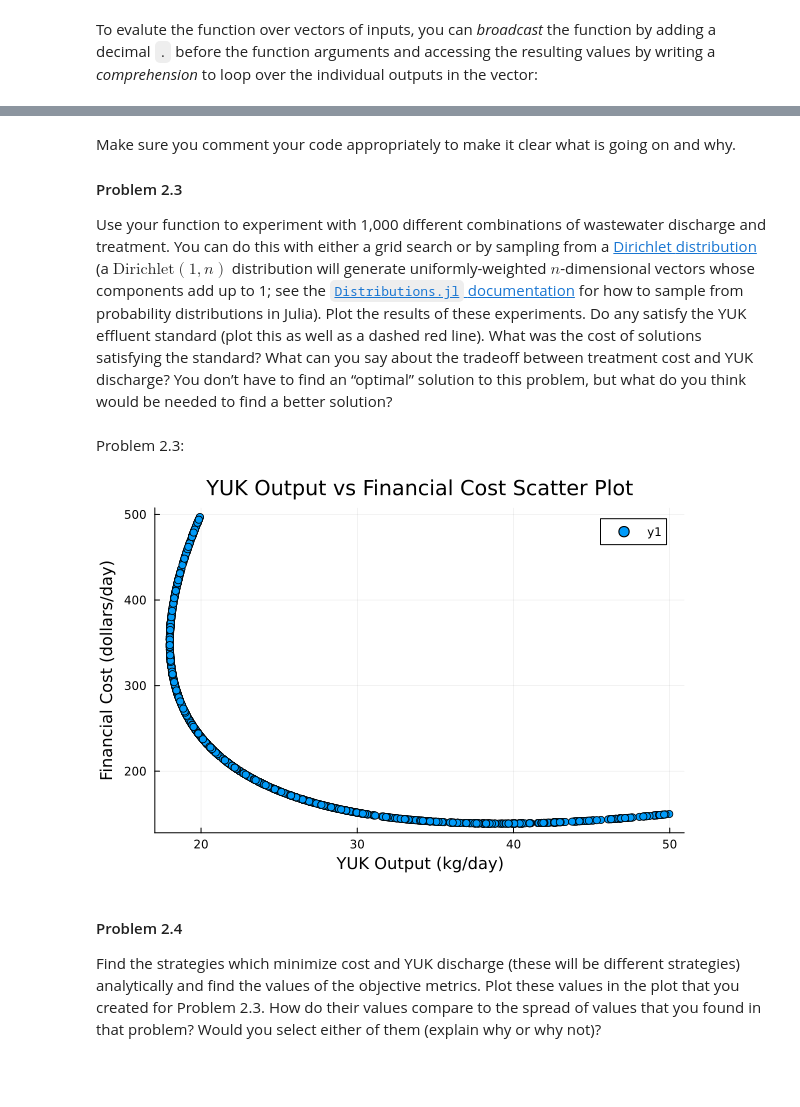
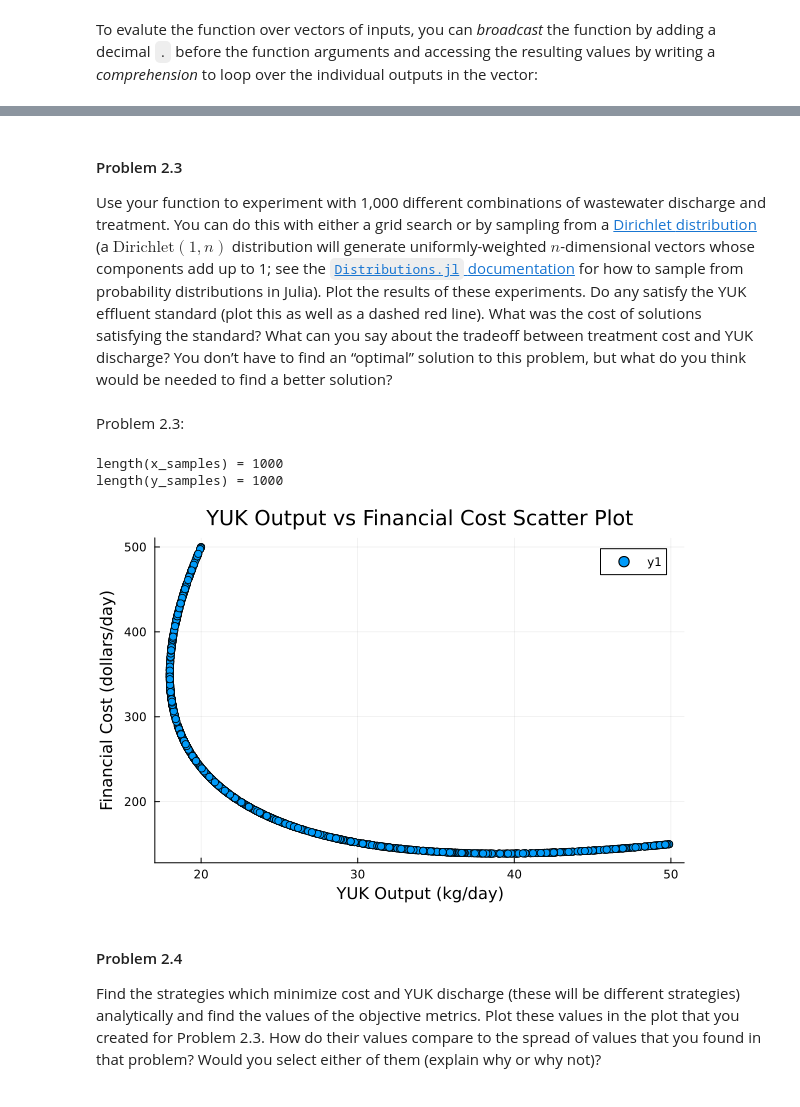
Before and after one commit to BEE4750-FA25/bee4750-hw1-evo, a Jupyter notebook: hw01.ipynb, the cells around one changed output, grey strips where cells are left out. Cells and saved outputs as stored; diff of their text form; code cells hidden in the pictures.

```diff
--- a/hw01.ipynb
+++ b/hw01.ipynb
@@ -375,12 +379,13 @@ function multiple_return_values(x, y)
     return (100 .- 0.8x .- y + 0.005.*y.^2, x.^2/20 .+ 1.5.*y) # Return YUK output and financial cost
 end
 
-x = [10, 20, 30, 40, 50, 40, 60, 69.4, 70, 80, 90, 100, 0] # X1 values
-y = [10, 15, 30, 40, 50, 60, 40, 29, 30, 20, 10, 0, 100]  # X2 values
+x = [10, 20, 30, 40, 50, 40, 60, 70, 80, 90, 100, 0] # X1 values
+y = [10, 15, 30, 40, 50, 60, 40, 30, 20, 10, 0, 100]  # X2 values
 
 output = multiple_return_values.(x, y)
 M = [out[1] for out in output] # Display YUK output in kg/day
 C = [out[2] for out in output] # Display financial cost
 @show M;
 @show C;
+plot(M, C, seriestype=:scatter, xlabel="YUK Output (kg/day)", ylabel="Financial Cost (dollars/day)", title="YUK Output vs Financial Cost Scatter Plot")
 # %% [output]
@@ -389,8 +403,4 @@ C = [20.0, 42.5, 90.0, 140.0, 200.0, 170.0, 240.0, 284.31800000000004, 290.0, 35
 # %% [markdown]
-Make sure you comment your code appropriately to make it clear what is
-going on and why.
-
-
 
 #### Problem 2.3
 
@@ -414,27 +424,31 @@ Problem 2.3:
 # %%
 function multiple_return_values(x, y)
     # Material balance equation
     # 100 .- 0.8x .- y + 0.005.*y.^2
 
     # Finance cost equation
     # C1 = x.^2/20
     # C2 = 1.5.*y
     # C = C1 + C2
     return (100 .- 0.8x .- y + 0.005.*y.^2, x.^2/20 .+ 1.5.*y) # Return YUK output and financial cost
 end
 
-distribution = Dirichlet(2,1)
-samples = rand(distribution, 1000) # Generate 1000 samples from Dirichlet distribution
-x_samples = 100*samples[1, :]
-y_samples = 100*samples[2, :]
+distribution = Dirichlet(2,1);
+samples = rand(distribution, 1000); # Generate 1000 samples from Dirichlet distribution
+x_samples = 100*samples[1, :];
+y_samples = 100*samples[2, :];
+@show length(x_samples) # Check length of samples
+@show length(y_samples) # Check length of samples
 
 output = multiple_return_values.(x_samples, y_samples)
 M = [out[1] for out in output] # Display YUK output in kg/day
 C = [out[2] for out in output] # Display financial cost
 
 plot(M, C, seriestype=:scatter, xlabel="YUK Output (kg/day)", ylabel="Financial Cost (dollars/day)", title="YUK Output vs Financial Cost Scatter Plot")
 # %% [output]
+length(x_samples) = 1000
+length(y_samples) = 1000
-[figure, old version]
+[figure, new version]
 # %% [markdown]
 #### Problem 2.4
 
```
Also changed, not shown: parts of 3 cells of this notebook.
